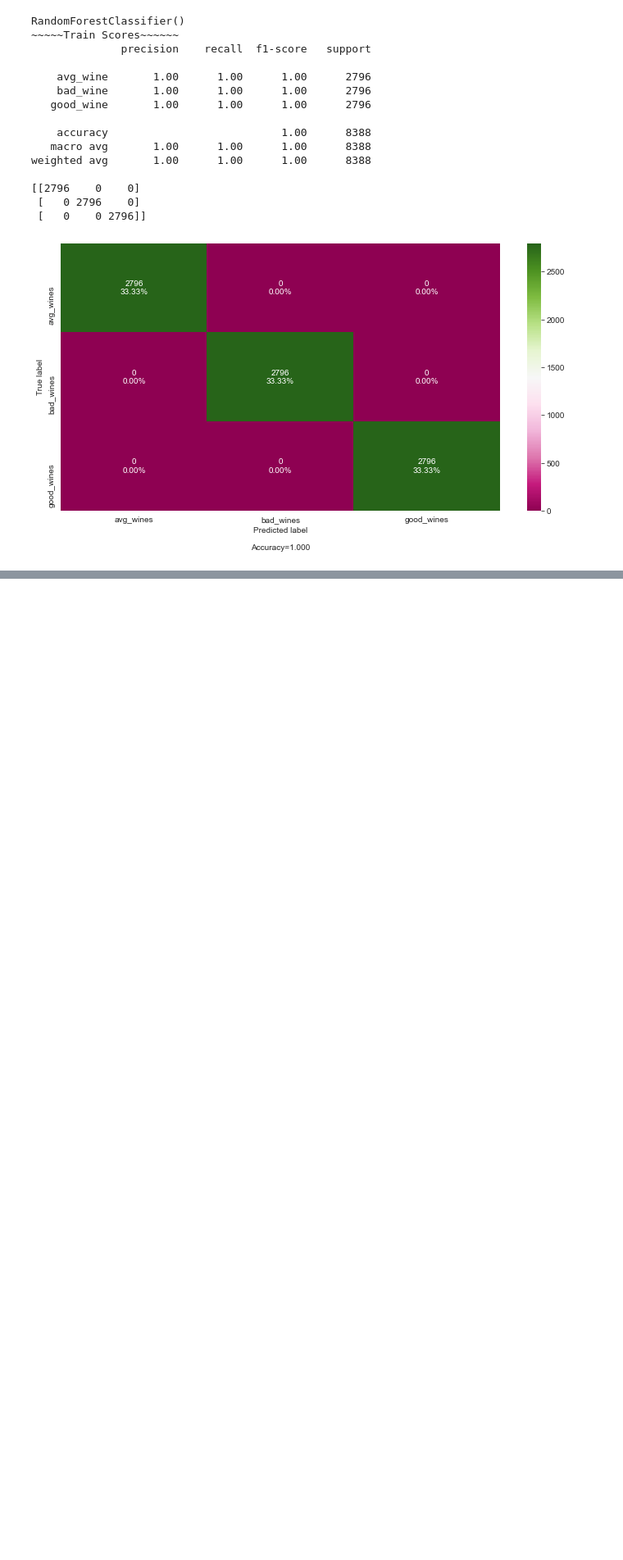
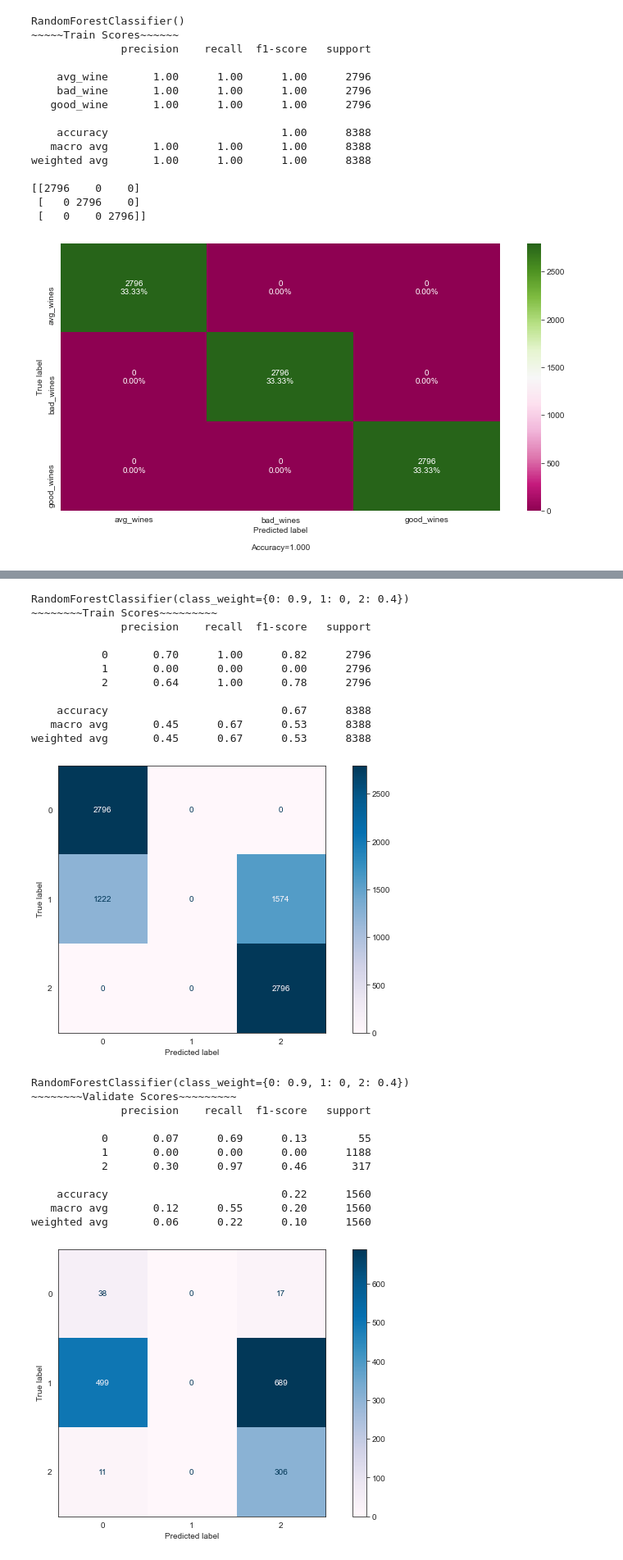
Before and after one commit to HeatherOrtegaMcMillan/in_vino_veritas, a Jupyter notebook: inital_notebook.ipynb, the cells around one changed output, grey strips where cells are left out. Shown at 82% size. Cells and saved outputs as stored; diff of their text form; code cells hidden in the pictures; blank space fills up the shorter version.

```diff
--- a/inital_notebook.ipynb
+++ b/inital_notebook.ipynb
@@ -833,0 +1060,44 @@ weighted avg       1.00      1.00      1.00      8388
+# %%
+forest_list = []
+for x in [0, .01, .1, .2]:
+    rfst = RandomForestClassifier(class_weight={0:.9, 1:x, 2: .4})
+    forest_list.append(rfst)
+# %%
+for model in forest_list:
+    # fit to train dataset
+    model.fit(X_train_smote, y_train_smote)
+
+    #predict for train and validate
+    train_pred = model.predict(X_train_smote)
+    val_pred = model.predict(X_validate)
+
+    #see metrics for train
+    print_metrics(model, X_train_smote, y_train_smote, train_pred, set_name="Train")
+    #print metrics for validate
+    print_metrics(model, X_validate, y_validate, val_pred, set_name='Validate')
+    print('-------------------------------------------------------------------')
+# %% [output]
+RandomForestClassifier(class_weight={0: 0.9, 1: 0, 2: 0.4})
+~~~~~~~~Train Scores~~~~~~~~~
+              precision    recall  f1-score   support
+
+           0       0.70      1.00      0.82      2796
+           1       0.00      0.00      0.00      2796
+           2       0.64      1.00      0.78      2796
+
+    accuracy                           0.67      8388
+   macro avg       0.45      0.67      0.53      8388
+weighted avg       0.45      0.67      0.53      8388
+[figure, added]
+RandomForestClassifier(class_weight={0: 0.9, 1: 0, 2: 0.4})
+~~~~~~~~Validate Scores~~~~~~~~~
+              precision    recall  f1-score   support
+
+           0       0.07      0.69      0.13        55
+           1       0.00      0.00      0.00      1188
+           2       0.30      0.97      0.46       317
+
+    accuracy                           0.22      1560
+   macro avg       0.12      0.55      0.20      1560
+weighted avg       0.06      0.22      0.10      1560
+[figure, added]
```
Also changed, not shown: parts of 56 cells of this notebook.
